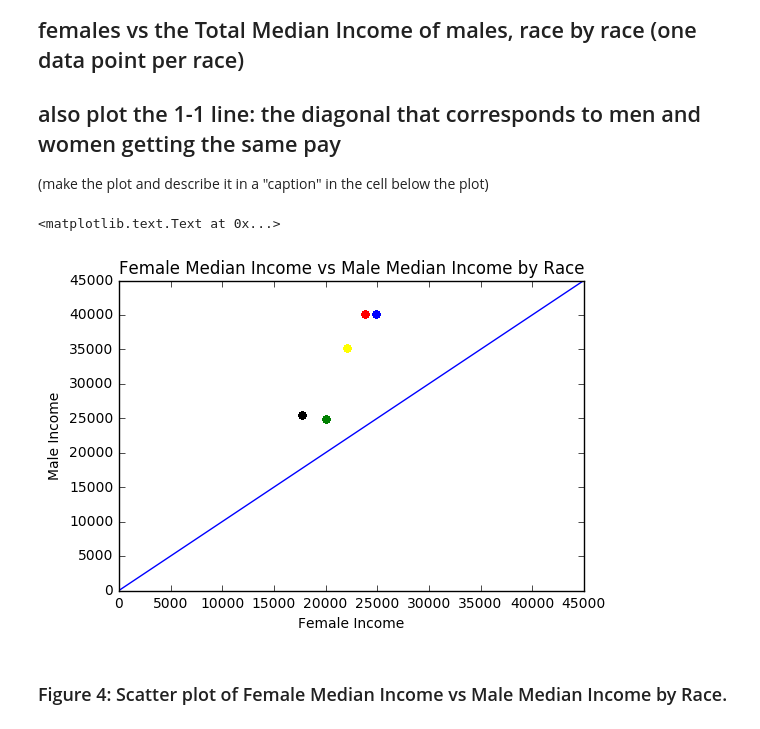
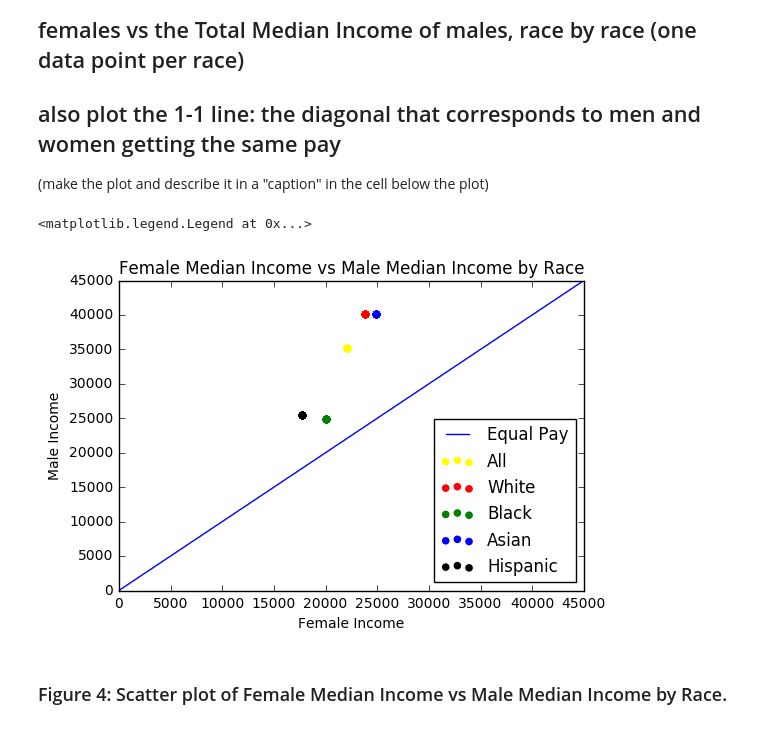
Before and after one commit to tashay/PUI2016_tg1478, a Jupyter notebook: HW5_tg1478/HW5_2_tg1478.ipynb, the cells around one changed output. Drawn from its saved outputs; the diff is of its cells as text; code cells hidden in the pictures.

```diff
--- a/HW5_tg1478/HW5_2_tg1478.ipynb
+++ b/HW5_tg1478/HW5_2_tg1478.ipynb
@@ -252,41 +256,39 @@ fig = pd.scatter_matrix(allfemales['all']
 # %%
 ##plotting the Total median income by race
 ##pl.scatter...
 
+f_median_income = []
 m_median_income = []
-f_median_income = []
 
 race = ['all','white','black','asian','hispanic']
 color = ['yellow','red','green','blue','black']
-label = ['All','White','Black','Asian','Hispanic']
+label = ['Equal Pay','All','White','Black','Asian','Hispanic']
 
 for i in race:
+    f_median = allfemales[i][u'Median income'][1]
+    f_median_income.append(f_median)
     m_median = allmales[i][u'Median income'][1]
     m_median_income.append(m_median)
-    f_median = allfemales[i][u'Median income'][1]
-    f_median_income.append(f_median)
-
 
 fig = plt.figure()
 ax = fig.add_subplot(111)
 
 for i in range (len(f_median_income)):
     for i in range (len(m_median_income)):
         for i in range (len(color)):
-            for i in range (len(race)):
-                ax.scatter (x = f_median_income[i], y = m_median_income[i], color = color[i], label = race[i])
+                ax.scatter (x = f_median_income[i], y = m_median_income[i], color = color[i], label = label[i])
 
-pl.plot([0,50000],[0,50000])
+pl.plot([0,50000],[0,50000], label = 'Equal pay')
 pl.xlim(0,45000)
 pl.ylim(0,45000)
 
 ax.set_title('Female Median Income vs Male Median Income by Race')
 ax.set_xlabel('Female Income')
 ax.set_ylabel('Male Income')
-#ax.legend()
+ax.legend(label, loc = 'lower right')
 # %% [output]
-<matplotlib.text.Text at 0x...>
+<matplotlib.legend.Legend at 0x...>
-[figure, old version]
+[figure, new version]
 # %% [markdown]
 ### Figure 4: Scatter plot of Female Median Income vs Male Median Income by Race.
 # %% [markdown]
```
Also changed, not shown: parts of 7 cells of this notebook.
